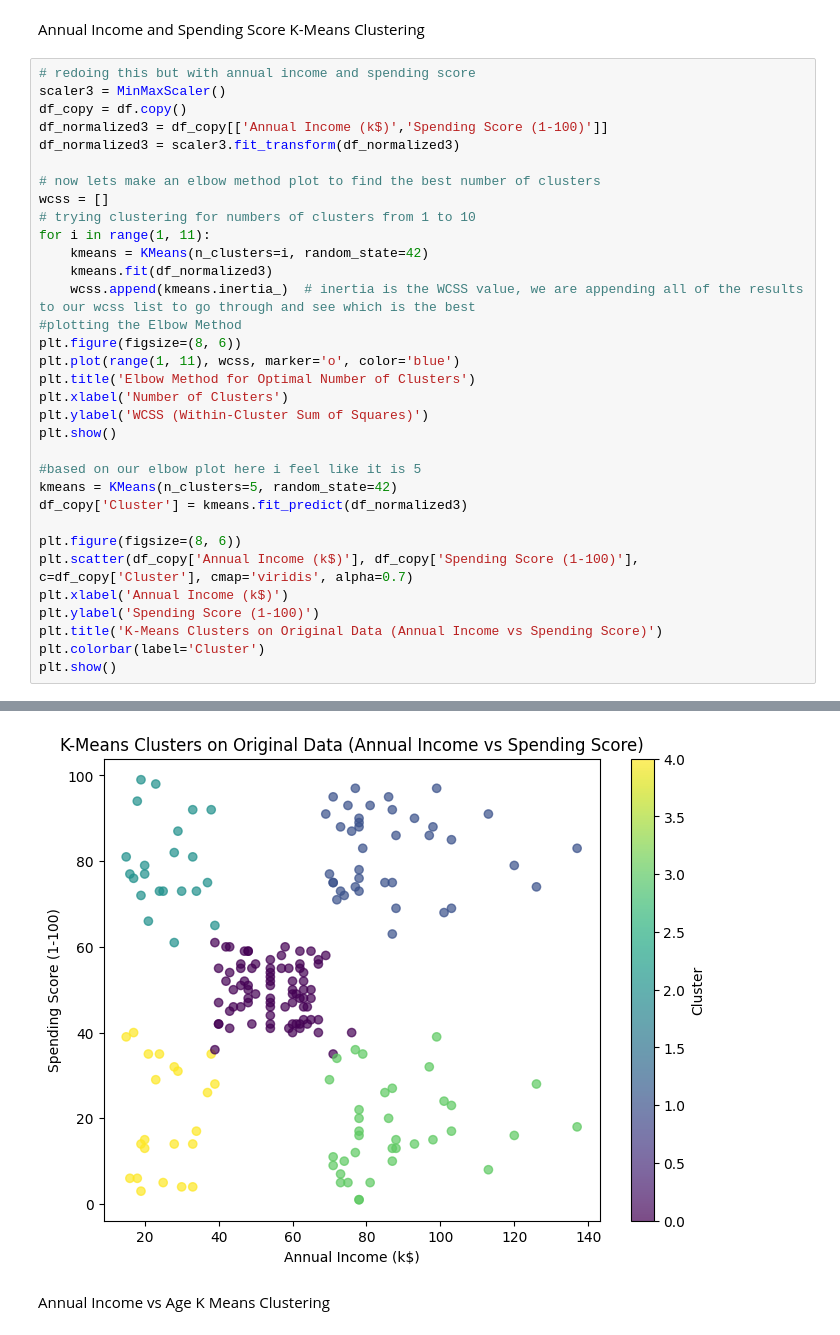
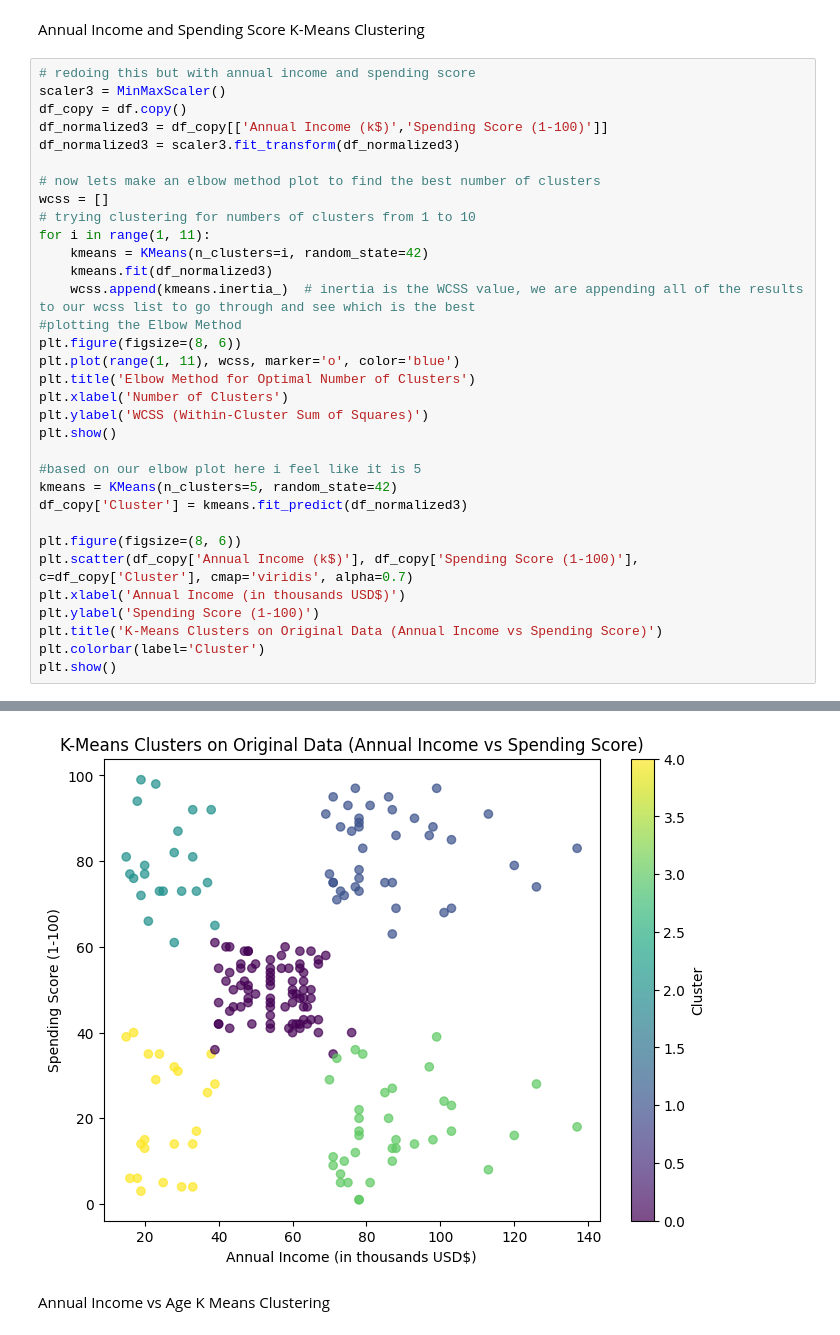
Before and after one commit to summerolmstead/Customer-Segmentation-Analysis, a Jupyter notebook: Customer_Segmentation_Analysis.ipynb, the cells around one changed output, grey strips where cells are left out. Drawn from its saved outputs; the diff is of its cells as text.

```diff
--- a/Customer_Segmentation_Analysis.ipynb
+++ b/Customer_Segmentation_Analysis.ipynb
@@ -323,35 +324,35 @@ df_copy = df.copy()
 df_normalized3 = df_copy[['Annual Income (k$)','Spending Score (1-100)']]
 df_normalized3 = scaler3.fit_transform(df_normalized3)
 
 # now lets make an elbow method plot to find the best number of clusters
 wcss = []
 # trying clustering for numbers of clusters from 1 to 10
 for i in range(1, 11):
     kmeans = KMeans(n_clusters=i, random_state=42)
     kmeans.fit(df_normalized3)
     wcss.append(kmeans.inertia_)  # inertia is the WCSS value, we are appending all of the results to our wcss list to go through and see which is the best
 #plotting the Elbow Method
 plt.figure(figsize=(8, 6))
 plt.plot(range(1, 11), wcss, marker='o', color='blue')
 plt.title('Elbow Method for Optimal Number of Clusters')
 plt.xlabel('Number of Clusters')
 plt.ylabel('WCSS (Within-Cluster Sum of Squares)')
 plt.show()
 
 #based on our elbow plot here i feel like it is 5
 kmeans = KMeans(n_clusters=5, random_state=42)
 df_copy['Cluster'] = kmeans.fit_predict(df_normalized3)
 
 plt.figure(figsize=(8, 6))
 plt.scatter(df_copy['Annual Income (k$)'], df_copy['Spending Score (1-100)'], c=df_copy['Cluster'], cmap='viridis', alpha=0.7)
-plt.xlabel('Annual Income (k$)')
+plt.xlabel('Annual Income (in thousands USD$)')
 plt.ylabel('Spending Score (1-100)')
 plt.title('K-Means Clusters on Original Data (Annual Income vs Spending Score)')
 plt.colorbar(label='Cluster')
 plt.show()
 # %% [output]
 [figure]
-[figure, old version]
+[figure, new version]
 # %% [markdown]
 Annual Income vs Age K Means Clustering
 # %%
```
Also changed, not shown: parts of 2 cells of this notebook.
